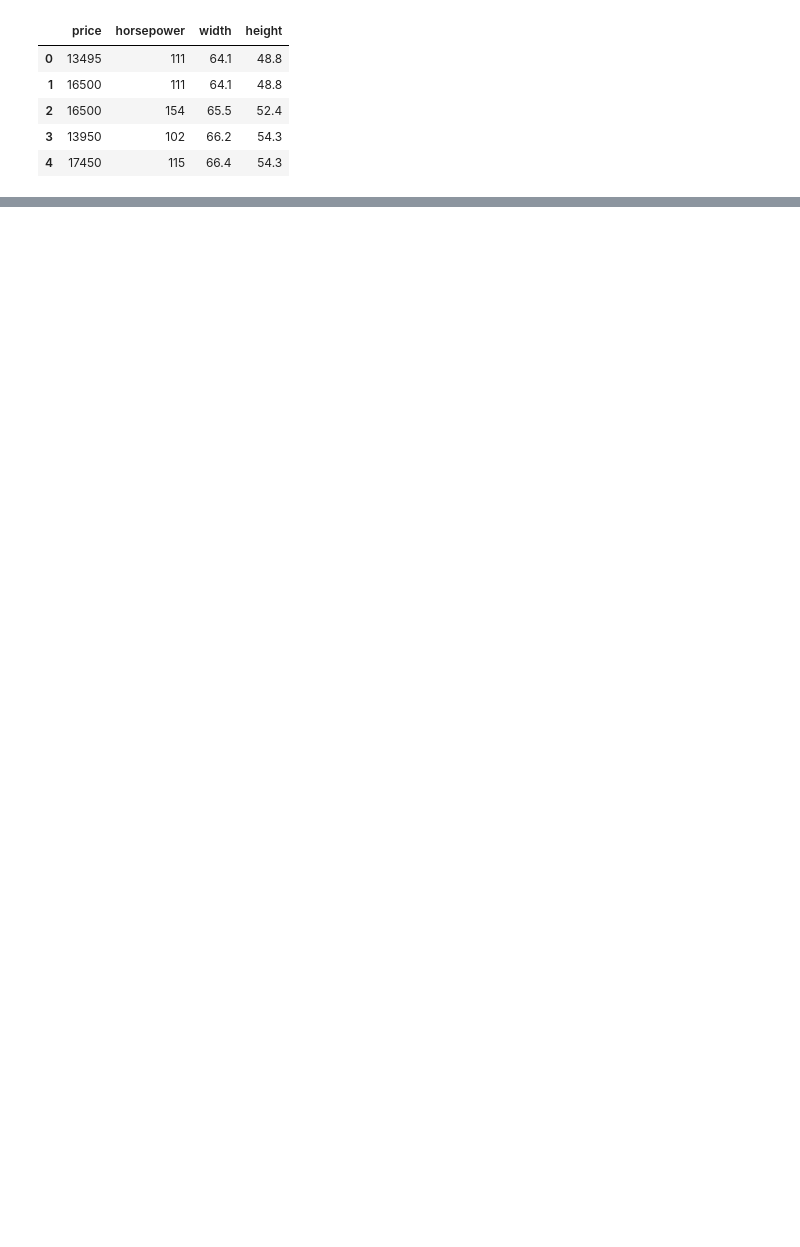
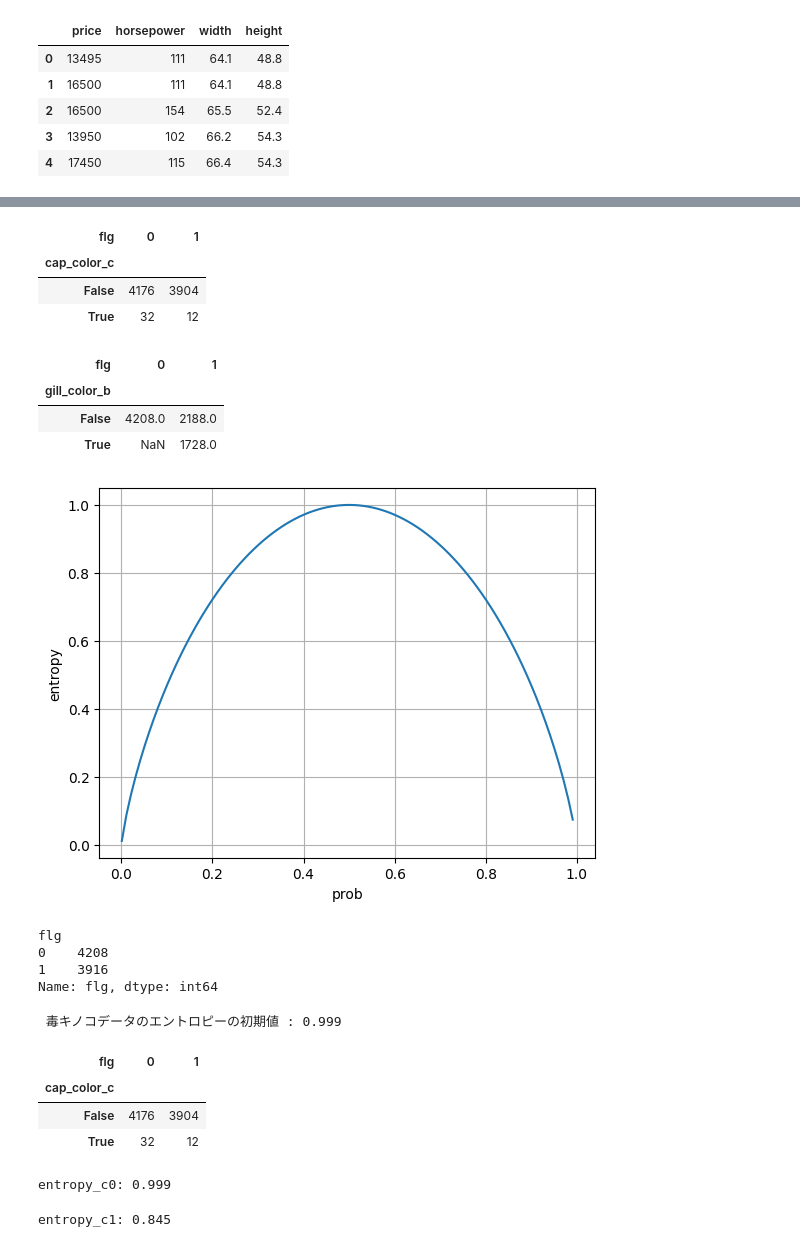
Before and after one commit to KoikeTakafumi2000/EU_M_Math-Repository, a Jupyter notebook: Chap08/Chap08_sample.ipynb, the cells around one changed output, grey strips where cells are left out. Saved outputs shown, nothing was run; the diff lists cells and outputs as text; code cells hidden in the pictures; blank space fills up the shorter version.

```diff
--- a/Chap08/Chap08_sample.ipynb
+++ b/Chap08/Chap08_sample.ipynb
@@ -267,0 +344,63 @@ print('{}(test):{:.6f}'.format(model.__class__.__name__ , model.score(X_test,y_t
+# %%
+mushroom_dummy.groupby(['cap_color_c', 'flg'])['flg'].count().unstack()
+# %% [output]
+| flg | 0 | 1 |
+| cap_color_c |  |  |
+| False | 4176 | 3904 |
+| True | 32 | 12 |
+# %%
+mushroom_dummy.groupby(['gill_color_b', 'flg'])['flg'].count().unstack()
+# %% [output]
+| flg | 0 | 1 |
+| gill_color_b |  |  |
+| False | 4208.0 | 2188.0 |
+| True | NaN | 1728.0 |
+# %%
+def calc_entropy(p):
+    return - (p * np.log2(p) + (1 - p) * np.log2(1 - p) )
+# %%
+import matplotlib.pyplot as plt
+# p の値を 0.001 から 0.999 まで 0.01 刻みで動かす
+p = np.arange(0.001, 0.999, 0.01)
+# グラフ化
+plt.plot(p, calc_entropy(p))
+plt.xlabel('prob')
+plt.ylabel('entropy')
+plt.grid(True)
+# %% [output]
+[figure, added]
+# %%
+mushroom_dummy.groupby('flg')['flg'].count()
+# %% [output]
+flg
+0    4208
+1    3916
+Name: flg, dtype: int64
+# %%
+entropy_init = - (0.518 * np.log2(0.518) + 0.482 * np.log2(0.482))
+print(' 毒キノコデータのエントロピーの初期値 : {:.3f}'.format(entropy_init))
+# %% [output]
+ 毒キノコデータのエントロピーの初期値 : 0.999
+# %%
+mushroom_dummy.groupby(['cap_color_c', 'flg'])['flg'].count().unstack()
+# %% [output]
+| flg | 0 | 1 |
+| cap_color_c |  |  |
+| False | 4176 | 3904 |
+| True | 32 | 12 |
+# %%
+# cap_color が c でない場合のエントロピー
+p1 = 4176 / (4176 + 3904)
+p2 = 1 - p1
+entropy_c0 = -(p1*np.log2(p1)+p2*np.log2(p2))
+print('entropy_c0: {:.3f}'.format(entropy_c0))
+# %% [output]
+entropy_c0: 0.999
+# %%
+# cap_color が c である場合のエントロピー
+p1 = 32/(32+12)
+p2 = 1 - p1
+entropy_c1 = -(p1*np.log2(p1)+p2*np.log2(p2))
+print('entropy_c1: {:.3f}'.format(entropy_c1))
+# %% [output]
+entropy_c1: 0.845
```
Also changed, not shown: parts of 16 cells of this notebook, 12 other files.
